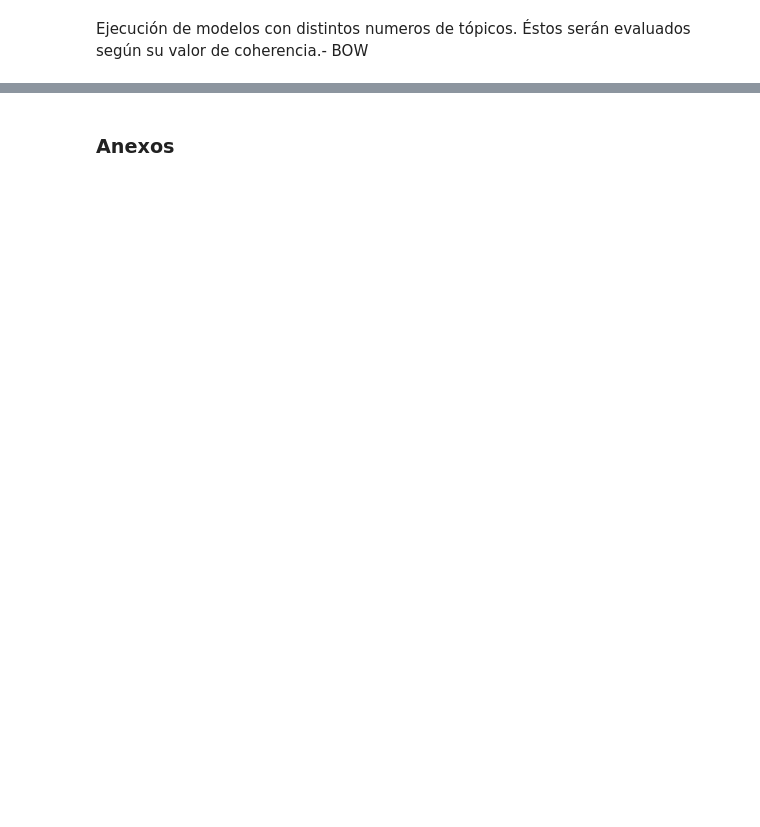
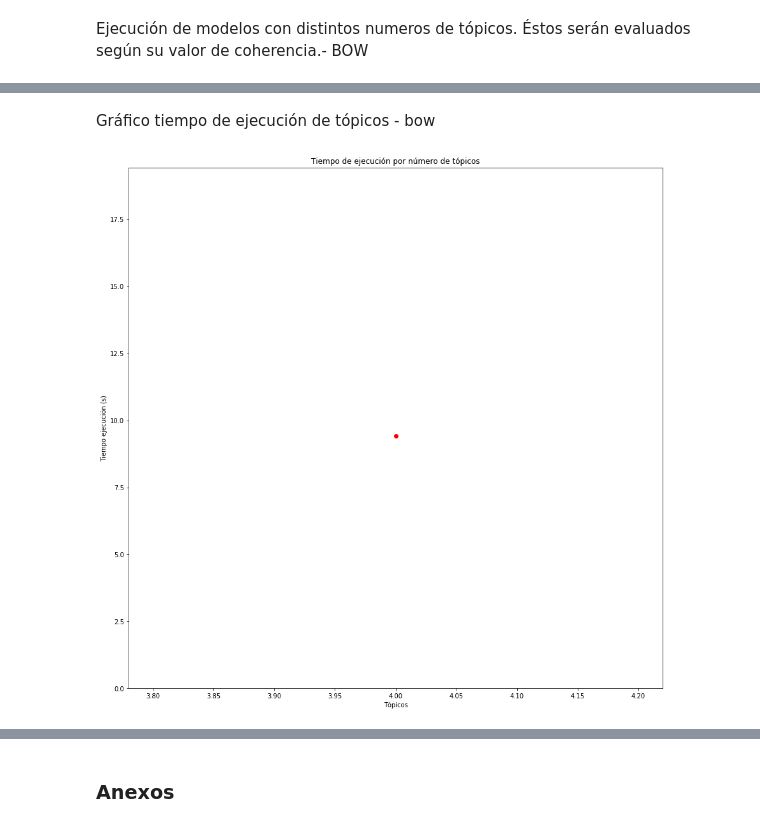
Before and after one commit to Jcartesfs/legalbot-desafio-objetos-JP, a Jupyter notebook: notebook/LEGALBOT-DESAFIO-OBJETOS.ipynb, the cells around one changed output, grey strips where cells are left out. Drawn from its saved outputs; the diff is of its cells as text; code cells hidden in the pictures; blank space fills up the shorter version.

```diff
--- a/notebook/LEGALBOT-DESAFIO-OBJETOS.ipynb
+++ b/notebook/LEGALBOT-DESAFIO-OBJETOS.ipynb
@@ -282,6 +324,5 @@ To retain the current behavior and silence the warning, pass 'sort=True'.
 # %% [markdown]
 Ejecución de modelos con distintos numeros de tópicos. Éstos serán evaluados según su valor de coherencia.- BOW
 # %%
-models_bow, list_topics_coherence_bow = compute_coherence_values(dct,corpus_bow,df_corpus['no_frequence_words'],5,15)
-plt_topics_coherence(list_topics_coherence_bow)
+models_bow, list_topics_coherence_bow = compute_coherence_values(dct,corpus_bow,df_corpus['no_frequence_words'],4,5)
 # %% [output]
@@ -299,3 +336,9 @@ Numero de topicos : 14, valor coherencia : 0.5364067373542439
+# %% [markdown]
+Gráfico tiempo de ejecución de tópicos - bow
+# %%
+plt_topics_time(list_topics_coherence_bow)
+# %% [output]
+[figure, added]
 # %%
 number_topics = 11
 lda_model_bow    =  run_lda_bow(number_topics)
```
Also changed, not shown: parts of 47 cells of this notebook, 10 other files.
